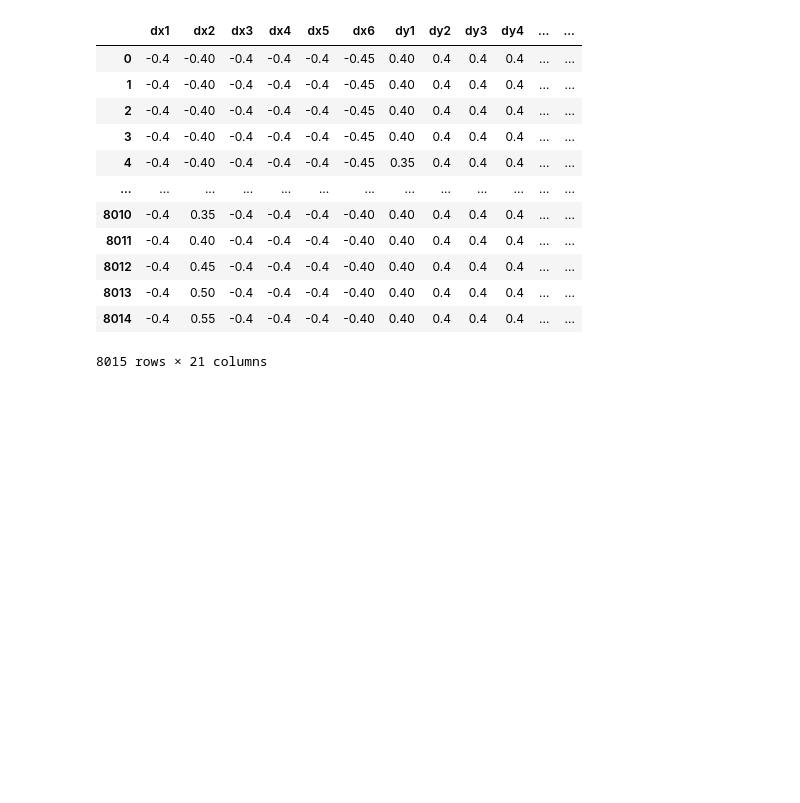
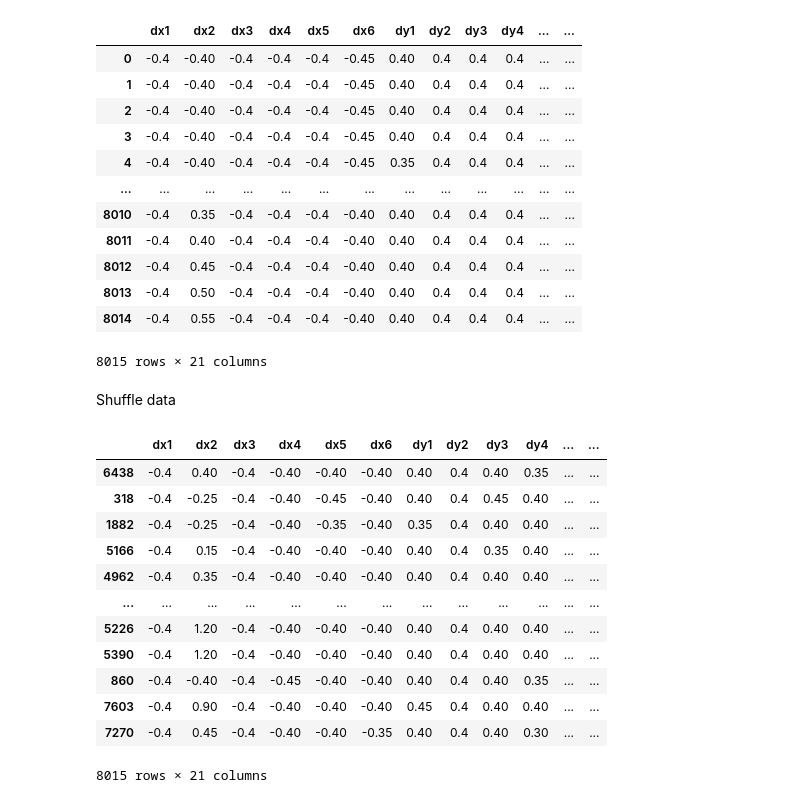
Before and after one commit to FarshadAmiri/Photonic_GCN, a Jupyter notebook: draft_2.ipynb, the cells around one changed output. Cells and saved outputs as stored; diff of their text form; code cells hidden in the pictures; blank space fills up the shorter version.

Commit message:
Data shuffle & testing added

```diff
--- a/draft_2.ipynb
+++ b/draft_2.ipynb
@@ -128,0 +137,20 @@ for g in nodes_groups:
+# %% [markdown]
+Shuffle data
+# %%
+np.random.seed(42)
+shuffled_df = normalized_df.sample(frac=1)
+shuffled_df
+# %% [output]
+|  | dx1 | dx2 | dx3 | dx4 | dx5 | dx6 | dy1 | dy2 | dy3 | dy4 | ... | ... |
+| 6438 | -0.4 | 0.40 | -0.4 | -0.40 | -0.40 | -0.40 | 0.40 | 0.4 | 0.40 | 0.35 | ... | ... |
+| 318 | -0.4 | -0.25 | -0.4 | -0.40 | -0.45 | -0.40 | 0.40 | 0.4 | 0.45 | 0.40 | ... | ... |
+| 1882 | -0.4 | -0.25 | -0.4 | -0.40 | -0.35 | -0.40 | 0.35 | 0.4 | 0.40 | 0.40 | ... | ... |
+| 5166 | -0.4 | 0.15 | -0.4 | -0.40 | -0.40 | -0.40 | 0.40 | 0.4 | 0.35 | 0.40 | ... | ... |
+| 4962 | -0.4 | 0.35 | -0.4 | -0.40 | -0.40 | -0.40 | 0.40 | 0.4 | 0.40 | 0.40 | ... | ... |
+| ... | ... | ... | ... | ... | ... | ... | ... | ... | ... | ... | ... | ... |
+| 5226 | -0.4 | 1.20 | -0.4 | -0.40 | -0.40 | -0.40 | 0.40 | 0.4 | 0.40 | 0.40 | ... | ... |
+| 5390 | -0.4 | 1.20 | -0.4 | -0.40 | -0.40 | -0.40 | 0.40 | 0.4 | 0.40 | 0.40 | ... | ... |
+| 860 | -0.4 | -0.40 | -0.4 | -0.45 | -0.40 | -0.40 | 0.40 | 0.4 | 0.40 | 0.35 | ... | ... |
+| 7603 | -0.4 | 0.90 | -0.4 | -0.40 | -0.40 | -0.40 | 0.45 | 0.4 | 0.40 | 0.40 | ... | ... |
+| 7270 | -0.4 | 0.45 | -0.4 | -0.40 | -0.40 | -0.35 | 0.40 | 0.4 | 0.40 | 0.30 | ... | ... |
+8015 rows × 21 columns
```
Also changed, not shown: parts of 21 cells of this notebook, 2 other files.
